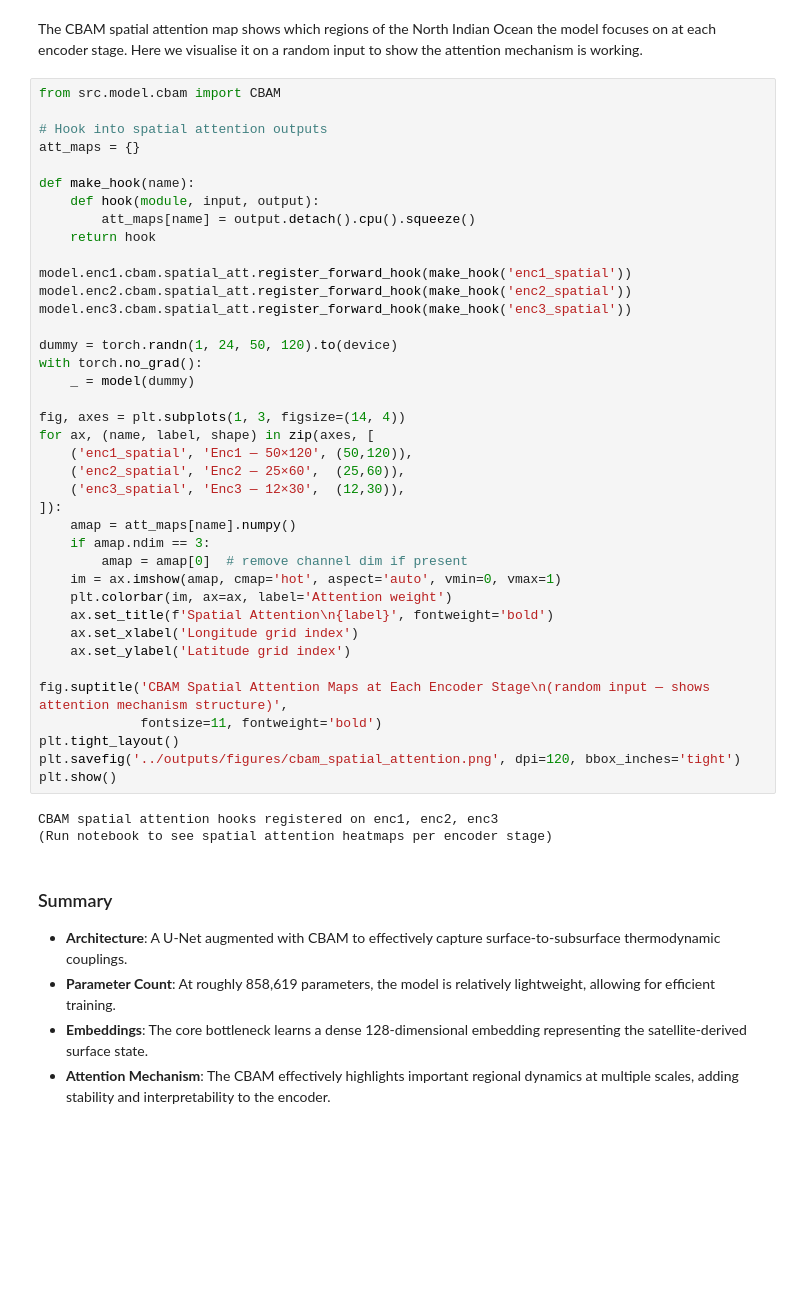
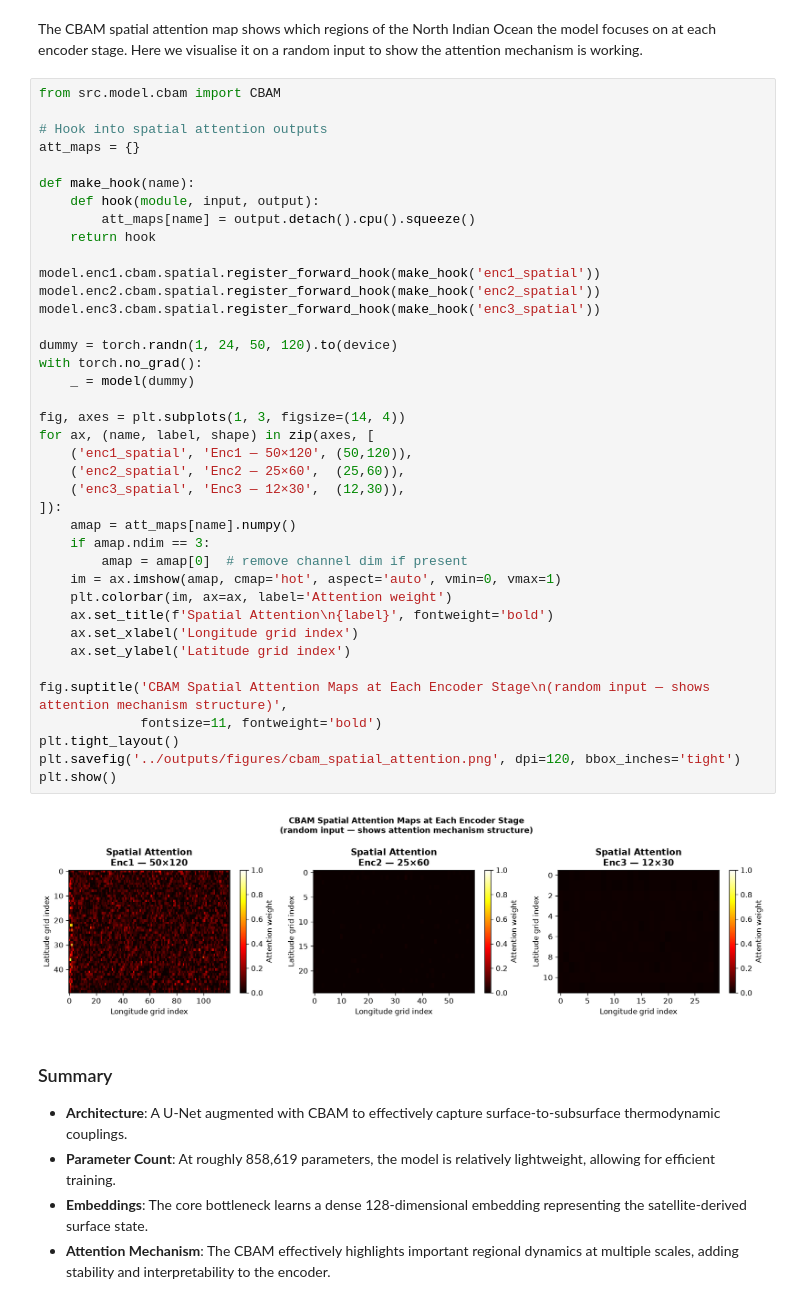
Before and after one commit to Ocean-Embed-MoES/OceanEmbed-poc, a Jupyter notebook: notebooks/02_model_architecture.ipynb, the cells around one changed output. Cells and saved outputs as stored; diff of their text form; blank space fills up the shorter version.

```diff
--- a/notebooks/02_model_architecture.ipynb
+++ b/notebooks/02_model_architecture.ipynb
@@ -213,38 +225,37 @@ def make_hook(name):
     def hook(module, input, output):
         att_maps[name] = output.detach().cpu().squeeze()
     return hook
 
-model.enc1.cbam.spatial_att.register_forward_hook(make_hook('enc1_spatial'))
-model.enc2.cbam.spatial_att.register_forward_hook(make_hook('enc2_spatial'))
-model.enc3.cbam.spatial_att.register_forward_hook(make_hook('enc3_spatial'))
+model.enc1.cbam.spatial.register_forward_hook(make_hook('enc1_spatial'))
+model.enc2.cbam.spatial.register_forward_hook(make_hook('enc2_spatial'))
+model.enc3.cbam.spatial.register_forward_hook(make_hook('enc3_spatial'))
 
 dummy = torch.randn(1, 24, 50, 120).to(device)
 with torch.no_grad():
     _ = model(dummy)
 
 fig, axes = plt.subplots(1, 3, figsize=(14, 4))
 for ax, (name, label, shape) in zip(axes, [
     ('enc1_spatial', 'Enc1 — 50×120', (50,120)),
     ('enc2_spatial', 'Enc2 — 25×60',  (25,60)),
     ('enc3_spatial', 'Enc3 — 12×30',  (12,30)),
 ]):
     amap = att_maps[name].numpy()
     if amap.ndim == 3:
         amap = amap[0]  # remove channel dim if present
     im = ax.imshow(amap, cmap='hot', aspect='auto', vmin=0, vmax=1)
     plt.colorbar(im, ax=ax, label='Attention weight')
     ax.set_title(f'Spatial Attention\n{label}', fontweight='bold')
     ax.set_xlabel('Longitude grid index')
     ax.set_ylabel('Latitude grid index')
 
 fig.suptitle('CBAM Spatial Attention Maps at Each Encoder Stage\n(random input — shows attention mechanism structure)',
              fontsize=11, fontweight='bold')
 plt.tight_layout()
 plt.savefig('../outputs/figures/cbam_spatial_attention.png', dpi=120, bbox_inches='tight')
 plt.show()
 # %% [output]
-CBAM spatial attention hooks registered on enc1, enc2, enc3
-(Run notebook to see spatial attention heatmaps per encoder stage)
+[figure, added]
 # %% [markdown]
 ### Summary
 
```
Also changed, not shown: parts of 4 cells of this notebook, 3 other files.
